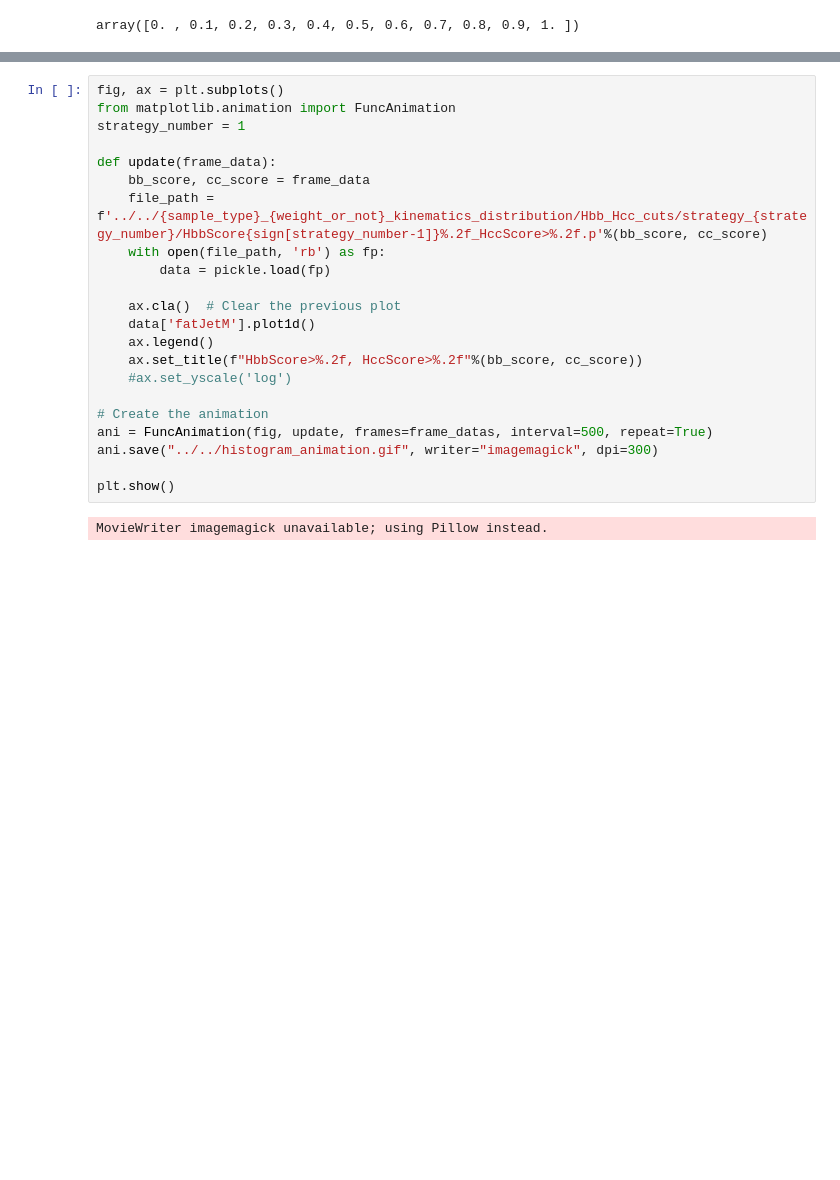
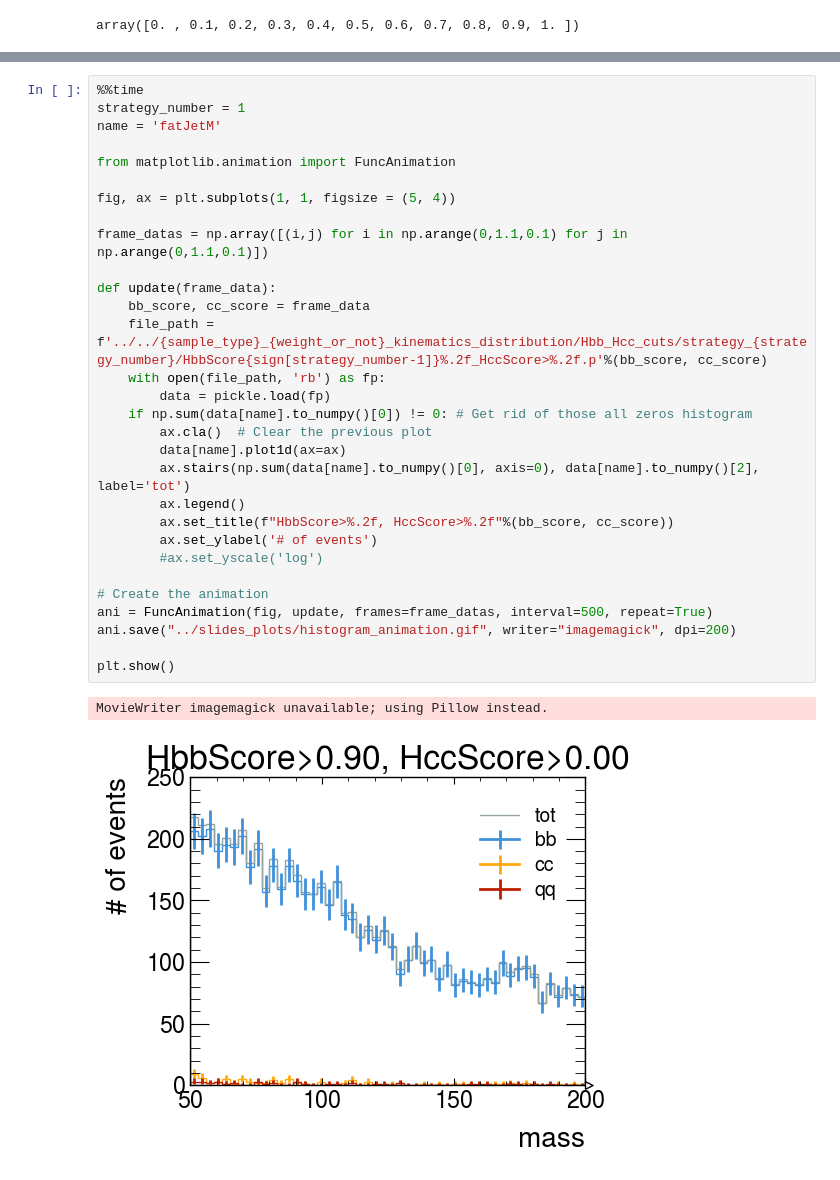
Before and after one commit to dyl64/Dongyi-Oral-Qual, a Jupyter notebook: notebooks/coffea_Zbb_signal.ipynb, the cells around one changed output, grey strips where cells are left out. Drawn from its saved outputs; the diff is of its cells as text; blank space fills up the shorter version.

Commit message:
upload mass histogram animation

```diff
--- a/notebooks/coffea_Zbb_signal.ipynb
+++ b/notebooks/coffea_Zbb_signal.ipynb
@@ -1614,24 +1613,33 @@ frame_datas = np.array([(i,j) for i in np.arange(0,1.1,0.1) for j in np.arange(0
 # %%
-fig, ax = plt.subplots()
+%%time
+strategy_number = 1
+name = 'fatJetM'
+
 from matplotlib.animation import FuncAnimation
-strategy_number = 1
+
+fig, ax = plt.subplots(1, 1, figsize = (5, 4))
+
+frame_datas = np.array([(i,j) for i in np.arange(0,1.1,0.1) for j in np.arange(0,1.1,0.1)])
 
 def update(frame_data):
     bb_score, cc_score = frame_data
     file_path = f'../../{sample_type}_{weight_or_not}_kinematics_distribution/Hbb_Hcc_cuts/strategy_{strategy_number}/HbbScore{sign[strategy_number-1]}%.2f_HccScore>%.2f.p'%(bb_score, cc_score)
     with open(file_path, 'rb') as fp:
         data = pickle.load(fp)
-
-    ax.cla()  # Clear the previous plot
-    data['fatJetM'].plot1d()
-    ax.legend()
-    ax.set_title(f"HbbScore>%.2f, HccScore>%.2f"%(bb_score, cc_score))
-    #ax.set_yscale('log')
+    if np.sum(data[name].to_numpy()[0]) != 0: # Get rid of those all zeros histogram
+        ax.cla()  # Clear the previous plot
+        data[name].plot1d(ax=ax)
+        ax.stairs(np.sum(data[name].to_numpy()[0], axis=0), data[name].to_numpy()[2], label='tot')
+        ax.legend()
+        ax.set_title(f"HbbScore>%.2f, HccScore>%.2f"%(bb_score, cc_score))
+        ax.set_ylabel('# of events')
+        #ax.set_yscale('log')
 
 # Create the animation
 ani = FuncAnimation(fig, update, frames=frame_datas, interval=500, repeat=True)
-ani.save("../../histogram_animation.gif", writer="imagemagick", dpi=300)
+ani.save("../slides_plots/histogram_animation.gif", writer="imagemagick", dpi=200)
 
 plt.show()
 # %% [output]
 MovieWriter imagemagick unavailable; using Pillow instead.
+[figure, added]
```
Also changed, not shown: parts of 3 cells of this notebook, 1 other file.
